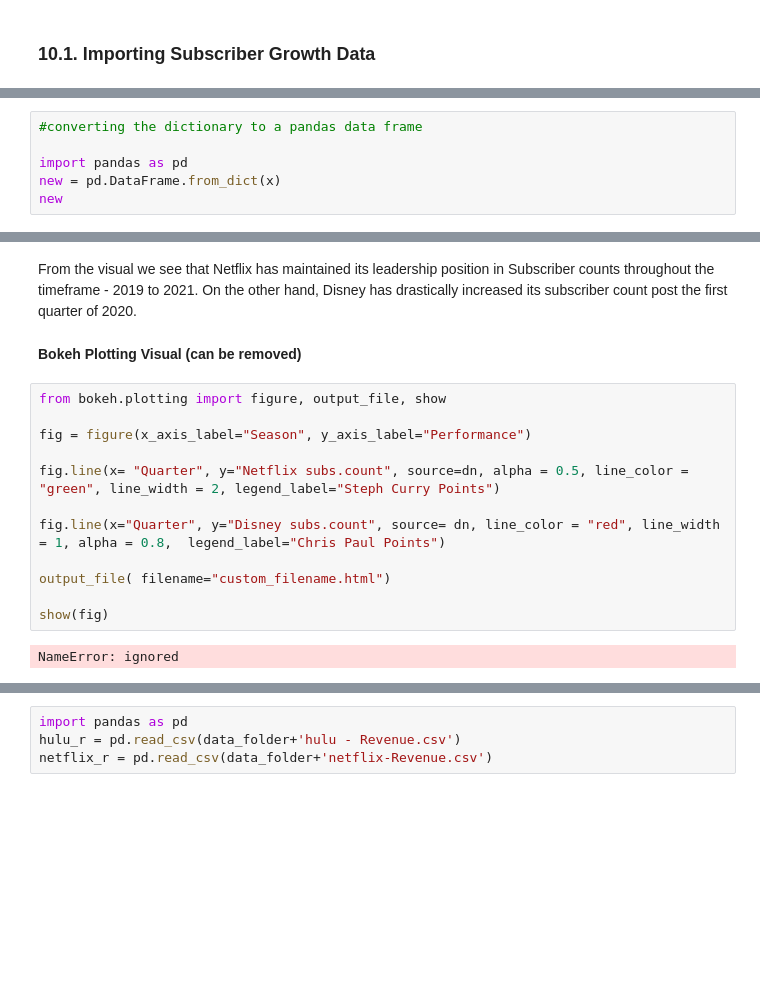
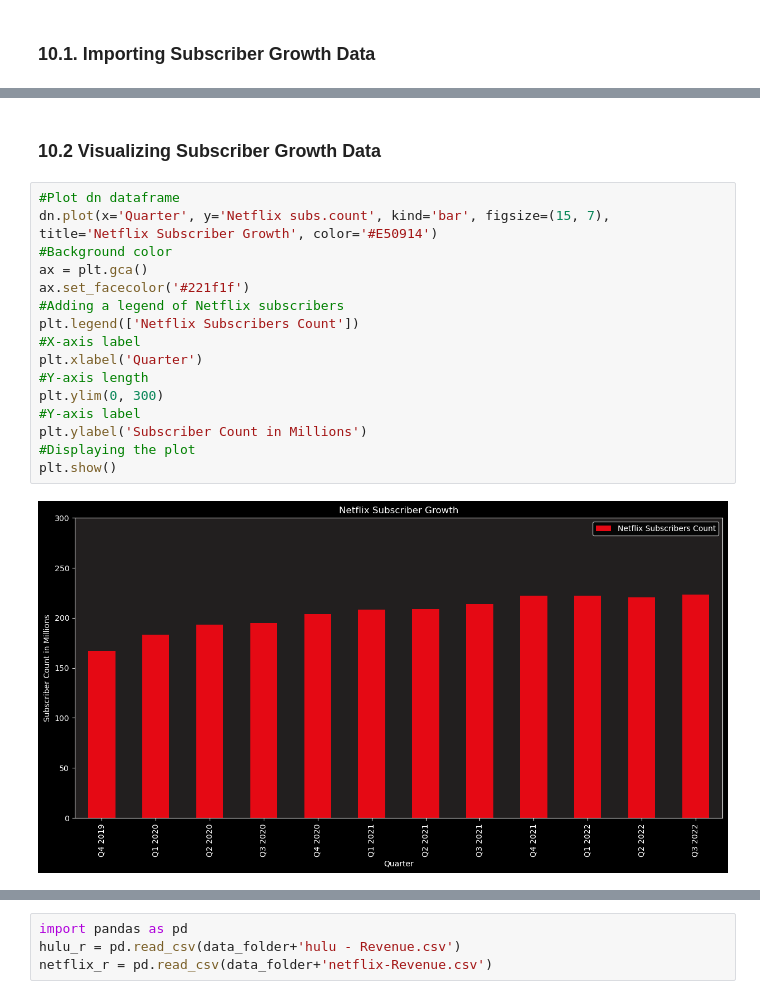
Before and after one commit to bhagirathbhard/Analysis-Netflix-Content-Library, a Jupyter notebook: A7-Netflix-Content-Analysis.ipynb, the cells around one changed output, grey strips where cells are left out. Drawn from its saved outputs; the diff is of its cells as text; blank space fills up the shorter version.

```diff
--- a/A7-Netflix-Content-Analysis.ipynb
+++ b/A7-Netflix-Content-Analysis.ipynb
@@ -1660,6 +1652,0 @@ AttributeError: 'NoneType' object has no attribute 'find_all'
-# %%
-#converting the dictionary to a pandas data frame
-
-import pandas as pd
-new = pd.DataFrame.from_dict(x)
-new
@@ -1719,18 +1686,20 @@ plt.title("Subscriber-count growth of Netflix Vs Disney");
-# %% [markdown]
-From the visual we see that Netflix has maintained its leadership position in Subscriber counts throughout the timeframe -  2019 to 2021. On the other hand, Disney has drastically increased its subscriber count post the first quarter of 2020.
-# %% [markdown]
-**Bokeh Plotting Visual (can be removed)**
-# %%
-from bokeh.plotting import figure, output_file, show
-
-fig = figure(x_axis_label="Season", y_axis_label="Performance")
-
-fig.line(x= "Quarter", y="Netflix subs.count", source=dn, alpha = 0.5, line_color = "green", line_width = 2, legend_label="Steph Curry Points")
-
-fig.line(x="Quarter", y="Disney subs.count", source= dn, line_color = "red", line_width = 1, alpha = 0.8,  legend_label="Chris Paul Points")
-
-output_file( filename="custom_filename.html")
-
-show(fig)
-# %% [output]
-NameError: ignored
+# %% [markdown]
+### 10.2 Visualizing Subscriber Growth Data
+# %%
+#Plot dn dataframe
+dn.plot(x='Quarter', y='Netflix subs.count', kind='bar', figsize=(15, 7), title='Netflix Subscriber Growth', color='#E50914')
+#Background color
+ax = plt.gca()
+ax.set_facecolor('#221f1f')
+#Adding a legend of Netflix subscribers
+plt.legend(['Netflix Subscribers Count'])
+#X-axis label
+plt.xlabel('Quarter')
+#Y-axis length
+plt.ylim(0, 300)
+#Y-axis label
+plt.ylabel('Subscriber Count in Millions')
+#Displaying the plot
+plt.show()
+# %% [output]
+[figure, added]
```
Also changed, not shown: parts of 30 cells of this notebook.
